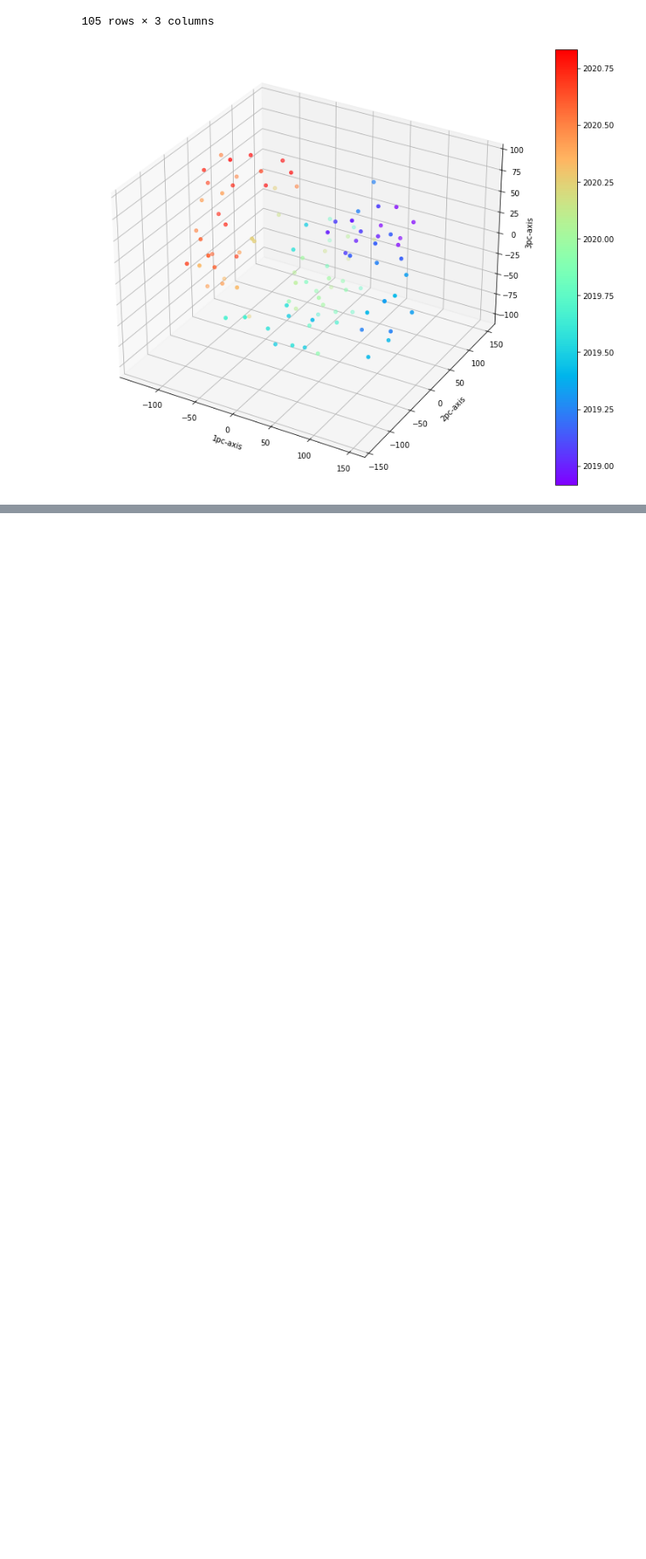
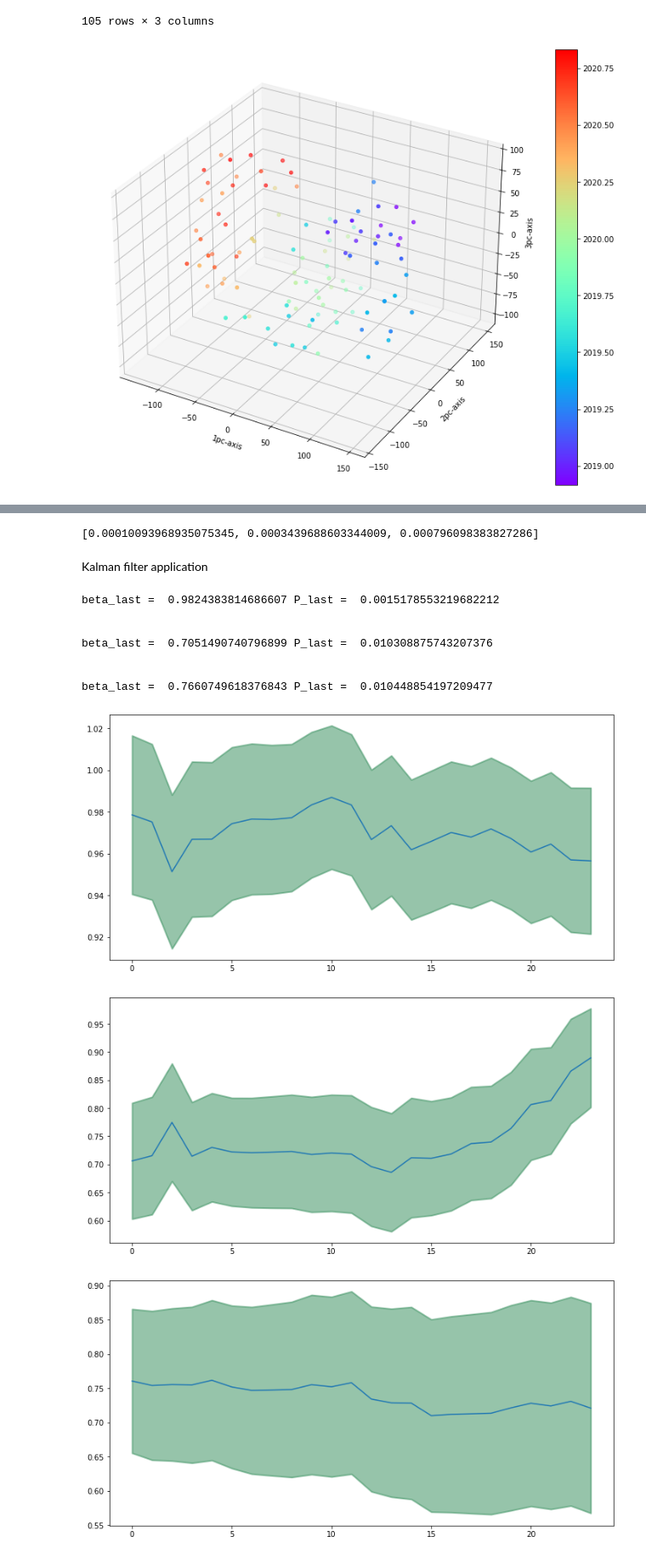
Before and after one commit to DarseZ/CurveFrcst-Using-ManifoldLrn, a Jupyter notebook: DmnsRdct_StateFrcst.ipynb, the cells around one changed output, grey strips where cells are left out. Shown at 85% size. Saved outputs shown, nothing was run; the diff lists cells and outputs as text; code cells hidden in the pictures; blank space fills up the shorter version.

```diff
--- a/DmnsRdct_StateFrcst.ipynb
+++ b/DmnsRdct_StateFrcst.ipynb
@@ -284,0 +376,55 @@ cb = plt.colorbar(sc)
+# %%
+rolling_window = 60
+set_var_eta = []
+
+for col in Treasury_zero_low.columns:
+    set_train_beta = []
+
+    for i in range( rolling_window, training_size):
+        AR1 = sml.ARMA( Treasury_zero_low[col][i-rolling_window:i+1], (1,0) ).fit(disp=0, method='css')
+        set_train_beta.append(AR1.params[1])
+
+    set_var_eta.append( np.std(np.diff(set_train_beta)) ** 2)
+# %%
+set_var_eta
+# %% [output]
+[0.00010093968935075345, 0.0003439688603344009, 0.000796098383827286]
+# %% [markdown]
+Kalman filter application
+# %%
+# obtain noise params using OLS
+for col in Treasury_zero_low.columns:
+    # Training:
+    # init a KF instantiate
+    KR = KF.Kalman_regression(Treasury_zero_low[col][:training_size-1], Treasury_zero_low[col][1:training_size])
+    # set noise params
+    KR.var_eps = set_var_eps[col]
+    KR.var_eta = set_var_eta[col]
+    # run the exact Kalman Algo
+    KR.run()
+    print("beta_last = ", KR.betas[-1], "P_last = ", KR.Ps[-1])
+
+    # Testing:
+    # set the last beta and process covariance in train set as the init value of test set
+    KR.beta0 = KR.betas[-1]
+    KR.P0 = KR.Ps[-1]
+    # run on test set
+    KR.run(Treasury_zero_low[col][training_size:-1], Treasury_zero_low[col][training_size+1:])
+    # plot KF beta and 1 std band
+    plt.figure(figsize=(12,6))
+    plt.plot(KR.betas, label="Kalman filter betas")
+    plt.fill_between(x=range(len(KR.betas)) ,y1=KR.betas + np.sqrt(KR.Ps), y2=KR.betas - np.sqrt(KR.Ps),
+                 alpha=0.5, linewidth=2, color='seagreen', label="Kalman error: $\pm 1 \sigma$ ")
+
+    print('\n')
+# %% [output]
+beta_last =  0.9824383814686607 P_last =  0.0015178553219682212
+
+
+beta_last =  0.7051490740796899 P_last =  0.010308875743207376
+
+
+beta_last =  0.7660749618376843 P_last =  0.010448854197209477
+[figure, added]
+[figure, added]
+[figure, added]
```
Also changed, not shown: parts of 40 cells of this notebook, 6 other files.
